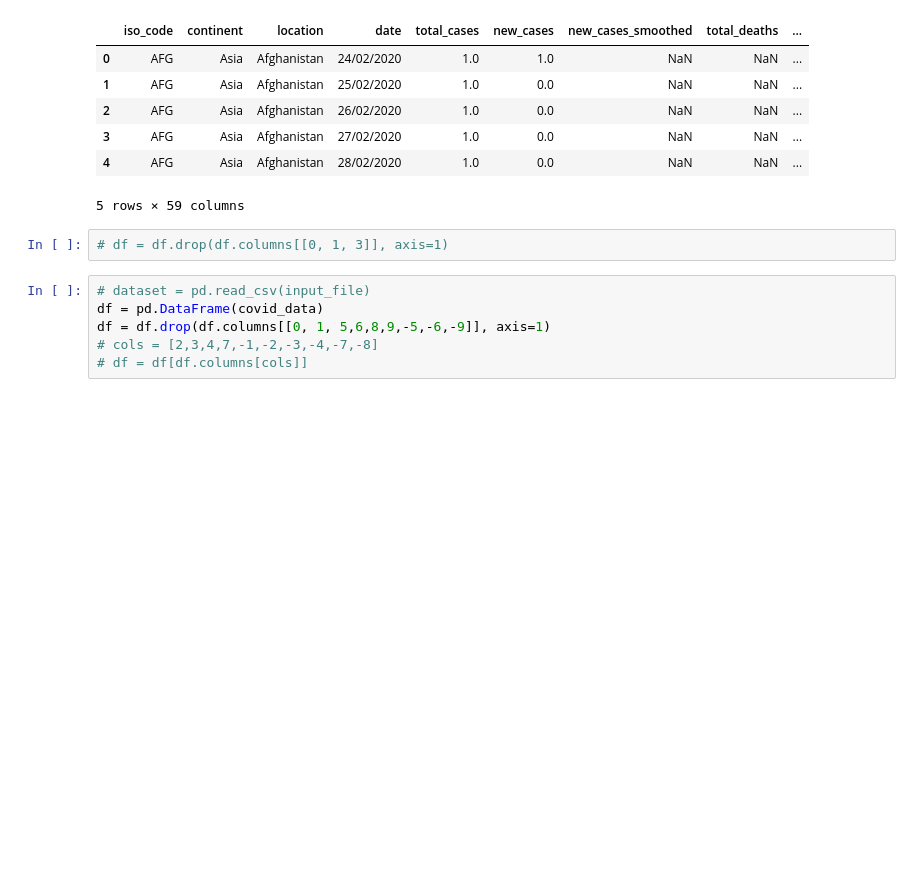
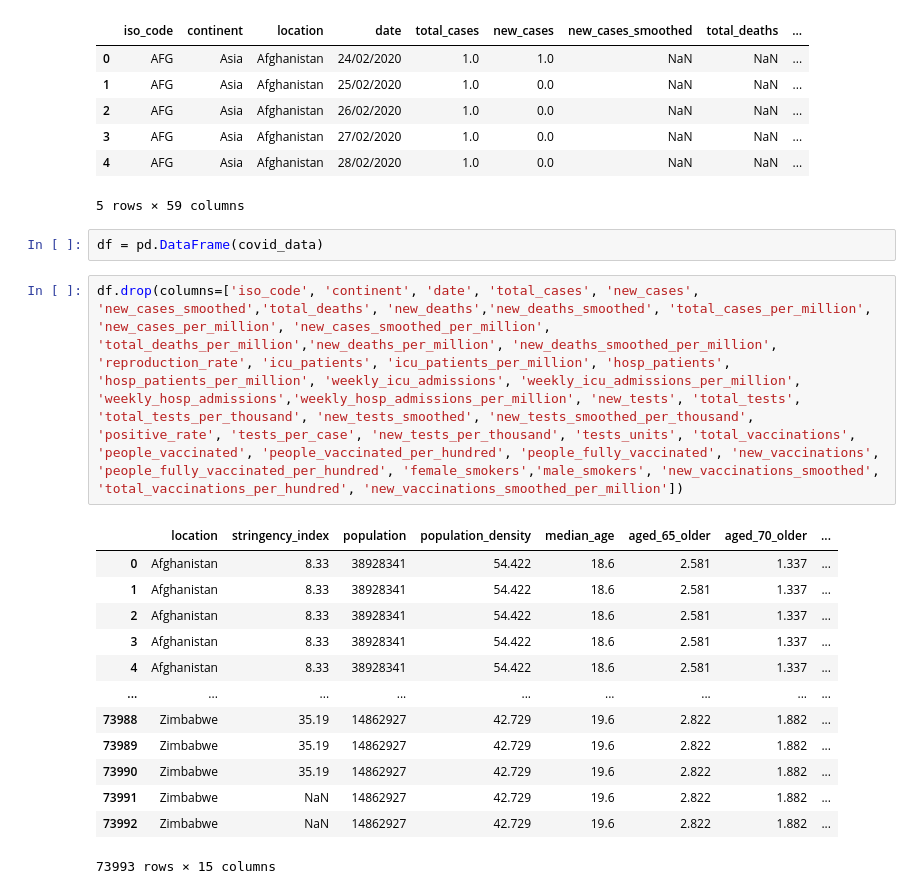
Before and after one commit to nooshink/ETL-Project, a Jupyter notebook: ETL.ipynb, the cells around one changed output. Saved outputs shown, nothing was run; the diff lists cells and outputs as text; blank space fills up the shorter version.

```diff
--- a/ETL.ipynb
+++ b/ETL.ipynb
@@ -167,11 +15,21 @@ covid_data.head()
 | 3 | AFG | Asia | Afghanistan | 27/02/2020 | 1.0 | 0.0 | NaN | NaN | ... |
 | 4 | AFG | Asia | Afghanistan | 28/02/2020 | 1.0 | 0.0 | NaN | NaN | ... |
 5 rows × 59 columns
-# %%
-# df = df.drop(df.columns[[0, 1, 3]], axis=1)
-# %%
-# dataset = pd.read_csv(input_file)
-df = pd.DataFrame(covid_data)
-df = df.drop(df.columns[[0, 1, 5,6,8,9,-5,-6,-9]], axis=1)
-# cols = [2,3,4,7,-1,-2,-3,-4,-7,-8]
-# df = df[df.columns[cols]]
+# %%
+df = pd.DataFrame(covid_data)
+# %%
+df.drop(columns=['iso_code', 'continent', 'date', 'total_cases', 'new_cases', 'new_cases_smoothed','total_deaths', 'new_deaths','new_deaths_smoothed', 'total_cases_per_million', 'new_cases_per_million', 'new_cases_smoothed_per_million', 'total_deaths_per_million','new_deaths_per_million', 'new_deaths_smoothed_per_million', 'reproduction_rate', 'icu_patients', 'icu_patients_per_million', 'hosp_patients', 'hosp_patients_per_million', 'weekly_icu_admissions', 'weekly_icu_admissions_per_million', 'weekly_hosp_admissions','weekly_hosp_admissions_per_million', 'new_tests', 'total_tests', 'total_tests_per_thousand', 'new_tests_smoothed', 'new_tests_smoothed_per_thousand', 'positive_rate', 'tests_per_case', 'new_tests_per_thousand', 'tests_units', 'total_vaccinations', 'people_vaccinated', 'people_vaccinated_per_hundred', 'people_fully_vaccinated', 'new_vaccinations', 'people_fully_vaccinated_per_hundred', 'female_smokers','male_smokers', 'new_vaccinations_smoothed', 'total_vaccinations_per_hundred', 'new_vaccinations_smoothed_per_million'])
+# %% [output]
+|  | location | stringency_index | population | population_density | median_age | aged_65_older | aged_70_older | ... |
+| 0 | Afghanistan | 8.33 | 38928341 | 54.422 | 18.6 | 2.581 | 1.337 | ... |
+| 1 | Afghanistan | 8.33 | 38928341 | 54.422 | 18.6 | 2.581 | 1.337 | ... |
+| 2 | Afghanistan | 8.33 | 38928341 | 54.422 | 18.6 | 2.581 | 1.337 | ... |
+| 3 | Afghanistan | 8.33 | 38928341 | 54.422 | 18.6 | 2.581 | 1.337 | ... |
+| 4 | Afghanistan | 8.33 | 38928341 | 54.422 | 18.6 | 2.581 | 1.337 | ... |
+| ... | ... | ... | ... | ... | ... | ... | ... | ... |
+| 73988 | Zimbabwe | 35.19 | 14862927 | 42.729 | 19.6 | 2.822 | 1.882 | ... |
+| 73989 | Zimbabwe | 35.19 | 14862927 | 42.729 | 19.6 | 2.822 | 1.882 | ... |
+| 73990 | Zimbabwe | 35.19 | 14862927 | 42.729 | 19.6 | 2.822 | 1.882 | ... |
+| 73991 | Zimbabwe | NaN | 14862927 | 42.729 | 19.6 | 2.822 | 1.882 | ... |
+| 73992 | Zimbabwe | NaN | 14862927 | 42.729 | 19.6 | 2.822 | 1.882 | ... |
+73993 rows × 15 columns
```
Also changed, not shown: parts of 33 cells of this notebook, 2 other files.
